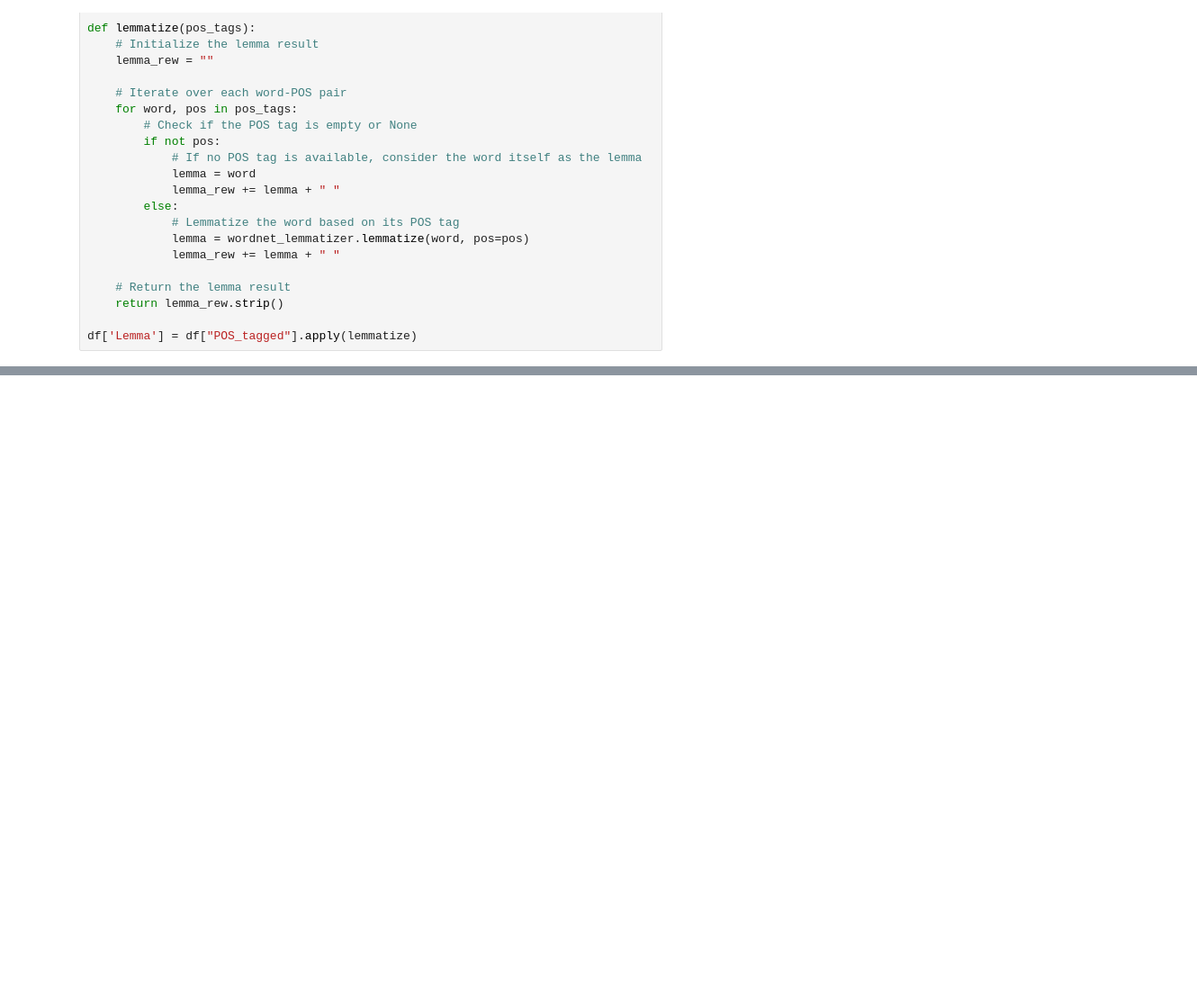
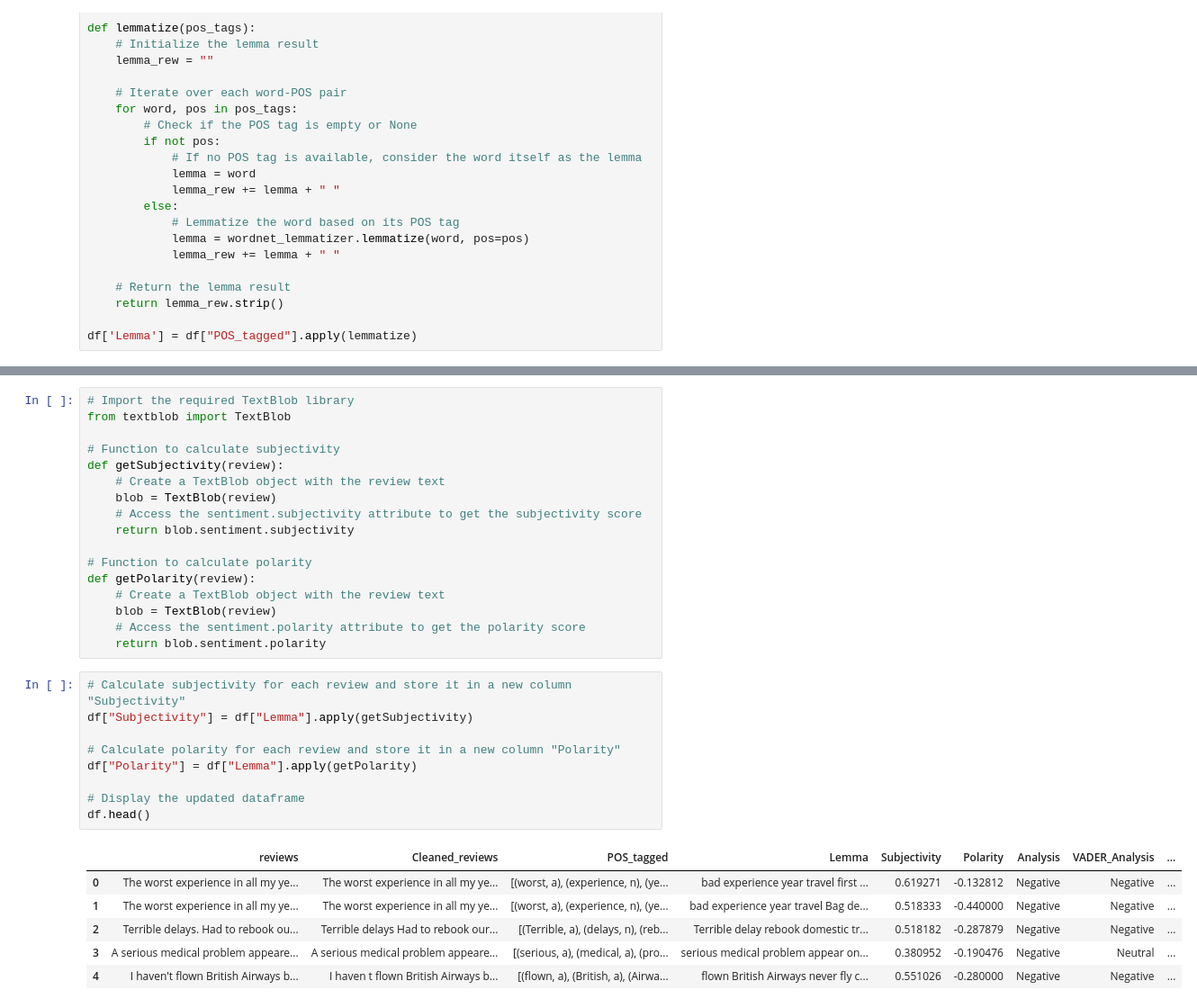
Before and after one commit to mdabushad/British-Airways-Web-Scrapping-and-Predicting-Customer-Buying-Behaviour.ipynb, a Jupyter notebook: British_Airways_Predicting_Customer_Buying_Behaviour.ipynb, the cells around one changed output, grey strips where cells are left out. Shown at 90% size. Saved outputs shown, nothing was run; the diff lists cells and outputs as text; blank space fills up the shorter version.

```diff
--- a/British_Airways_Predicting_Customer_Buying_Behaviour.ipynb
+++ b/British_Airways_Predicting_Customer_Buying_Behaviour.ipynb
@@ -255,0 +264,33 @@ df[["reviews", "Lemma"]]
+# %%
+# Import the required TextBlob library
+from textblob import TextBlob
+
+# Function to calculate subjectivity
+def getSubjectivity(review):
+    # Create a TextBlob object with the review text
+    blob = TextBlob(review)
+    # Access the sentiment.subjectivity attribute to get the subjectivity score
+    return blob.sentiment.subjectivity
+
+# Function to calculate polarity
+def getPolarity(review):
+    # Create a TextBlob object with the review text
+    blob = TextBlob(review)
+    # Access the sentiment.polarity attribute to get the polarity score
+    return blob.sentiment.polarity
+# %%
+# Calculate subjectivity for each review and store it in a new column "Subjectivity"
+df["Subjectivity"] = df["Lemma"].apply(getSubjectivity)
+
+# Calculate polarity for each review and store it in a new column "Polarity"
+df["Polarity"] = df["Lemma"].apply(getPolarity)
+
+# Display the updated dataframe
+df.head()
+# %% [output]
+|  | reviews | Cleaned_reviews | POS_tagged | Lemma | Subjectivity | Polarity | Analysis | VADER_Analysis | ... |
+| 0 | The worst experience in all my ye... | The worst experience in all my ye... | [(worst, a), (experience, n), (ye... | bad experience year travel first ... | 0.619271 | -0.132812 | Negative | Negative | ... |
+| 1 | The worst experience in all my ye... | The worst experience in all my ye... | [(worst, a), (experience, n), (ye... | bad experience year travel Bag de... | 0.518333 | -0.440000 | Negative | Negative | ... |
+| 2 | Terrible delays. Had to rebook ou... | Terrible delays Had to rebook our... | [(Terrible, a), (delays, n), (reb... | Terrible delay rebook domestic tr... | 0.518182 | -0.287879 | Negative | Negative | ... |
+| 3 | A serious medical problem appeare... | A serious medical problem appeare... | [(serious, a), (medical, a), (pro... | serious medical problem appear on... | 0.380952 | -0.190476 | Negative | Neutral | ... |
+| 4 | I haven't flown British Airways b... | I haven t flown British Airways b... | [(flown, a), (British, a), (Airwa... | flown British Airways never fly c... | 0.551026 | -0.280000 | Negative | Negative | ... |
```
Also changed, not shown: parts of 21 cells of this notebook.
